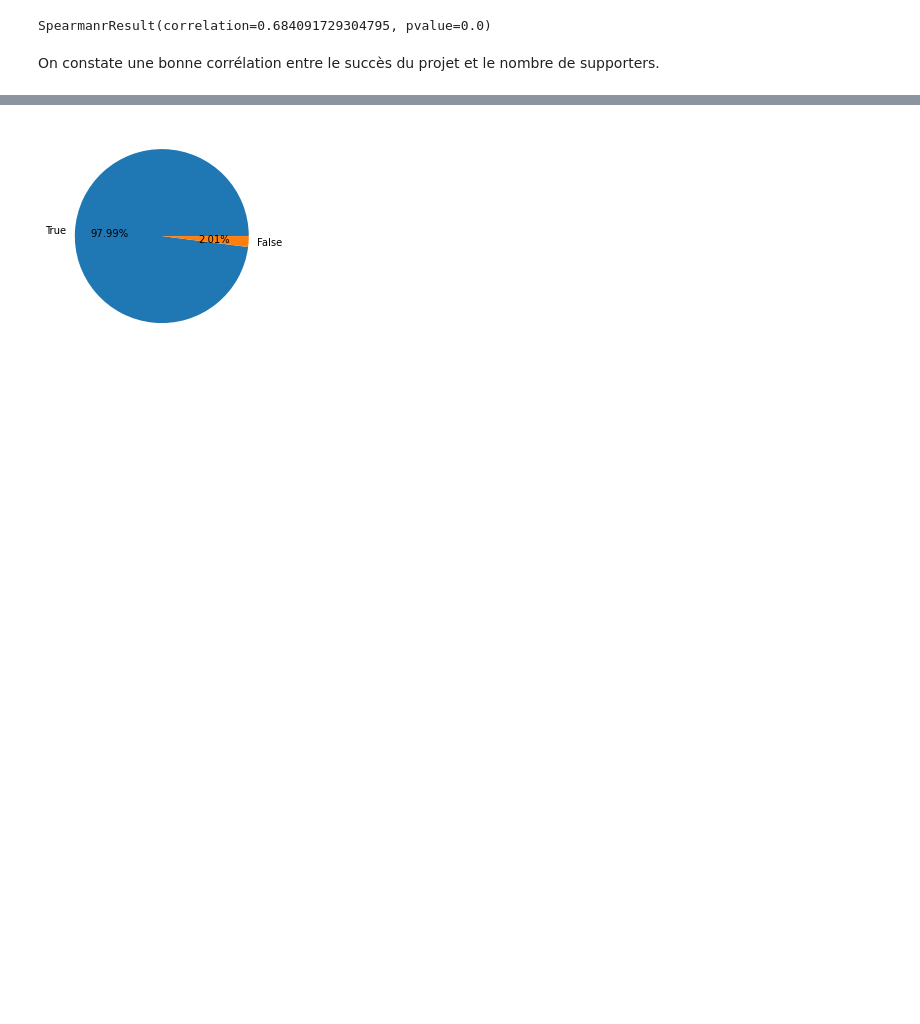
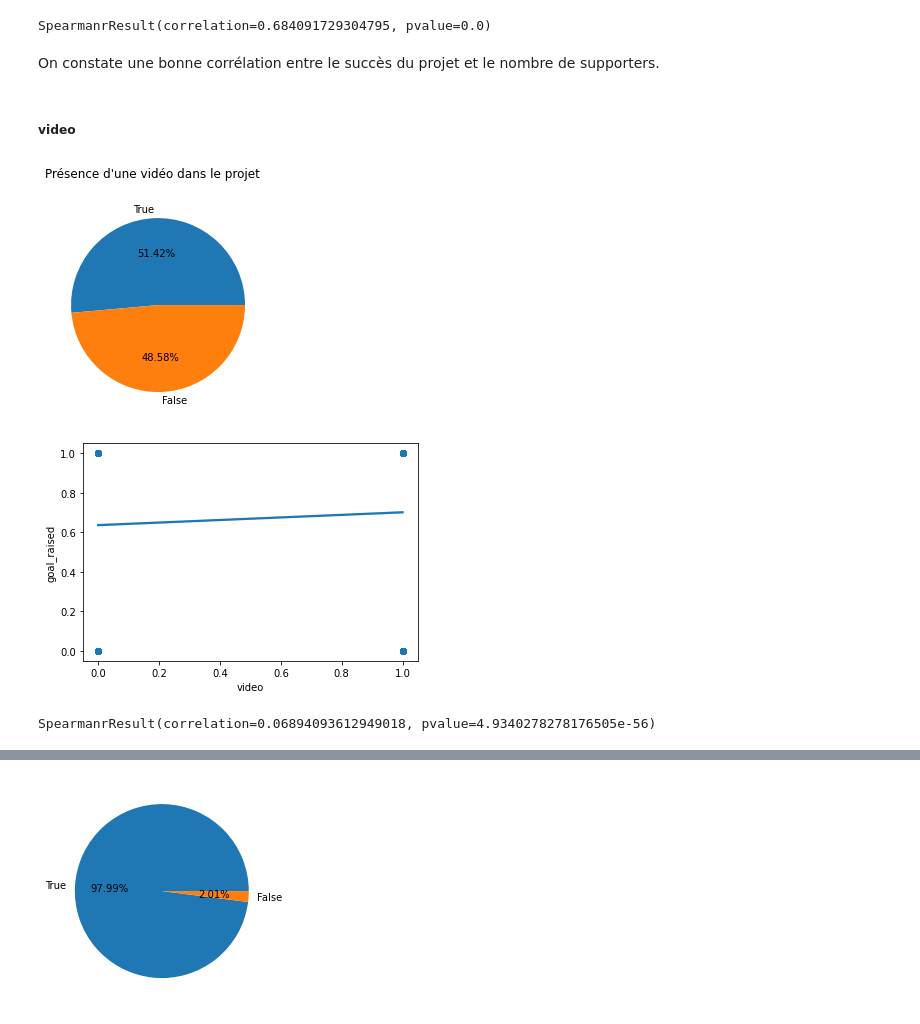
Before and after one commit to sercansen/dasci_ulule, a Jupyter notebook: Stats_descriptives_Ulule.ipynb, the cells around one changed output, grey strips where cells are left out. Saved outputs shown, nothing was run; the diff lists cells and outputs as text; code cells hidden in the pictures; blank space fills up the shorter version.

```diff
--- a/Stats_descriptives_Ulule.ipynb
+++ b/Stats_descriptives_Ulule.ipynb
@@ -117,0 +119,14 @@ data.drop(columns=['address_required', 'phone_number_required', 'comments_enable
+# %%
+data.drop(columns=["date_end_extra_time", "image", "main_image"], inplace=True)
+# %%
+def binarize(x):
+    if (type(x) != bool):
+        return type(x) == str
+    else:
+        return x
+
+data.background = data.background.apply(binarize)
+data.date_end_extra_time = data.date_end_extra_time.apply(binarize)
+data.image = data.image.apply(binarize)
+data.main_image = data.main_image.apply(binarize)
+data.video = data.video.apply(binarize)
@@ -354,3 +385,17 @@ spearmanr(data['goal_raised'],data['supporters_count'])
 SpearmanrResult(correlation=0.684091729304795, pvalue=0.0)
 # %% [markdown]
 On constate une bonne corrélation entre le succès du projet et le nombre de supporters.
+# %% [markdown]
+##### video
+# %%
+pie_feature("video", "Présence d'une vidéo dans le projet")
+
+plt.figure()
+sns.regplot(x="video", y="goal_raised", data=data)
+plt.show()
+
+spearmanr(data['goal_raised'], data['video'])
+# %% [output]
+[figure, added]
+[figure, added]
+SpearmanrResult(correlation=0.06894093612949018, pvalue=4.9340278278176505e-56)
```
Also changed, not shown: parts of 19 cells of this notebook.
